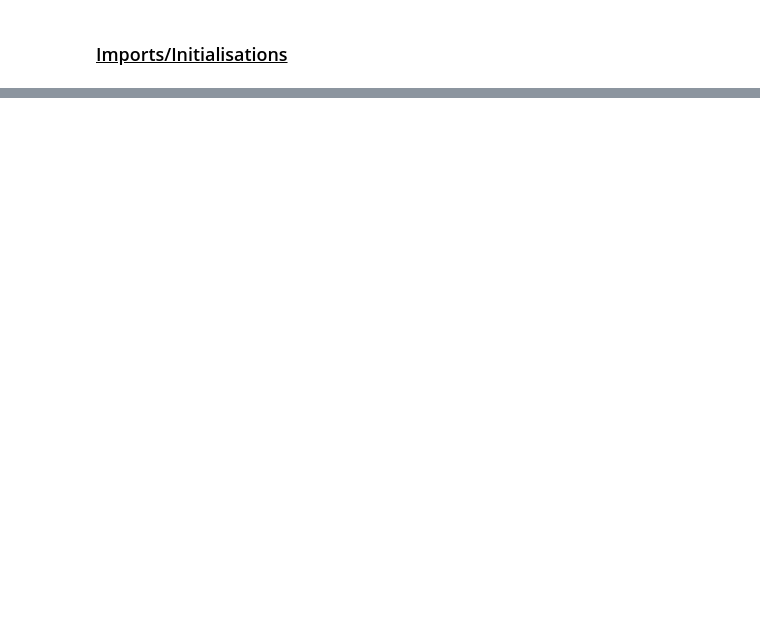
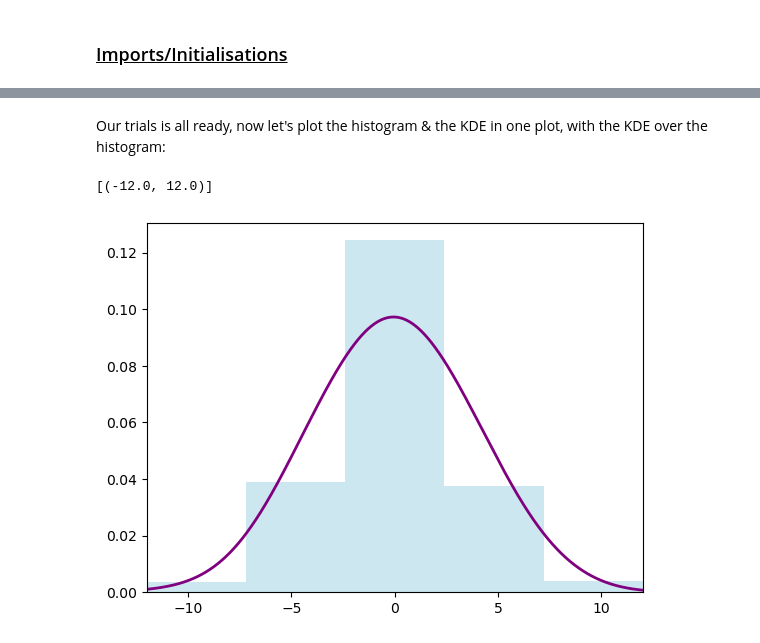
Before and after one commit to AKuinkel/cosc102-at1, a Jupyter notebook: AKuinkelAT1.ipynb, the cells around one changed output, grey strips where cells are left out. Saved outputs shown, nothing was run; the diff lists cells and outputs as text; code cells hidden in the pictures; blank space fills up the shorter version.

Commit message:
q2 finished, to do: answer q2 final 2 questions & add title, labels, legend for graph

```diff
--- a/AKuinkelAT1.ipynb
+++ b/AKuinkelAT1.ipynb
@@ -242,0 +195,20 @@ ax.set(xlim=[-12,12])
+# %%
+def galton_process(num_of_trials:int, n:int, p:float) -> list:
+    '''
+    to do: write function docstring...
+    '''
+    trials = [0] * num_of_trials # initialising trials to hold num_of_trials amount of 0's.
+
+    for t in range(num_of_trials): # i.e. for each trial t
+        for _ in range(n): # i.e. for each experiment n (also note we use _ as variable name, indicating that the loop variable won't be used within the loop)
+            # Generating random uniform number between 0 & 1:
+            r = random.random()
+
+            if (r < p): # r is num bet. 0 & 1 e.g .6 if we go less than .6 that's probability we move right, greater is probability we move left, we want probability of right so r < p not r > p.
+                trials[t] += 1 # ball moves right
+            else:
+                trials[t] -= 1 # ball moves left
+
+    return trials
+
+trials = galton_process(1000,n,p) # Calling our re-usable function with the num_of_trials & vars n/p we initialised earlier.
@@ -242,0 +232,27 @@ ax.set(xlim=[-12,12])
+# %% [markdown]
+Our trials is all ready, now let's plot the histogram & the KDE in one plot, with the KDE over the histogram:
+# %%
+
+# initialise figure/axes:
+fig,ax = plt.subplots()
+
+bins = np.linspace(-12,12,6) # splits range of -12 to 12 into intervals, so histogram isn't plotting the actual values e.g. 2, just the counts of respective intervals between -12 & 12.
+
+# plotting the histogram, making it semi transparent as we will just display the KDE over it:
+ax.hist(trials,bins=bins,color='lightblue',alpha=.6,density=True) # the density param makes it so that y axis is showing probability density & area of all bars within histogram add up to 1.
+
+# Gaussian KDE logic (i picked it over other KDE e.g. ) + plot:
+X_plot = np.linspace(-12,12,2000).reshape(-1,1) # dividing -12 to 12 into 2000 tiny intervals to help draw our curve & transform into 2d matrix w/ 2000 rows & 1 column so kde.score_samples accepts it
+
+kde = KernelDensity(kernel='gaussian',bandwidth=2).fit(trials) # we're essientially training the non-parametric model w/ trials (a 2d matrix). Bandwith 2 helps transform our curve into a smooth one.
+# KernelDensity calculuates density value for our 2000 intervals & because the ones close to the endpoints would be like 0.0000321 etc. it just takes the log of all nums start to finsh so that the
+# process is less likey to face errors on computer memory storing tiny decimal points as e.g. ln(0.0000321) = -10.34665 (easier to store):
+log_dens = kde.score_samples(X_plot)
+ax.plot(X_plot[:, 0],np.exp(log_dens),'purple',linewidth=2) # extract first column only with X_plot[:,0], undo the logs by raising them to power of e so we plot real density values for gaussian KDE
+
+ax.set(xlim=[-12,12])
+
+# to do: add plot labels, title, legend etc. & answer questions
+# %% [output]
+[(-12.0, 12.0)]
+[figure, added]
```
Also changed, not shown: parts of 14 cells of this notebook.
